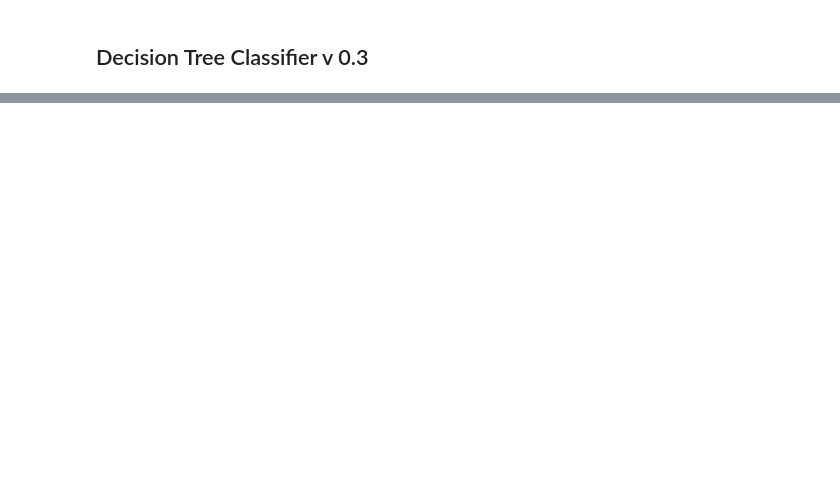
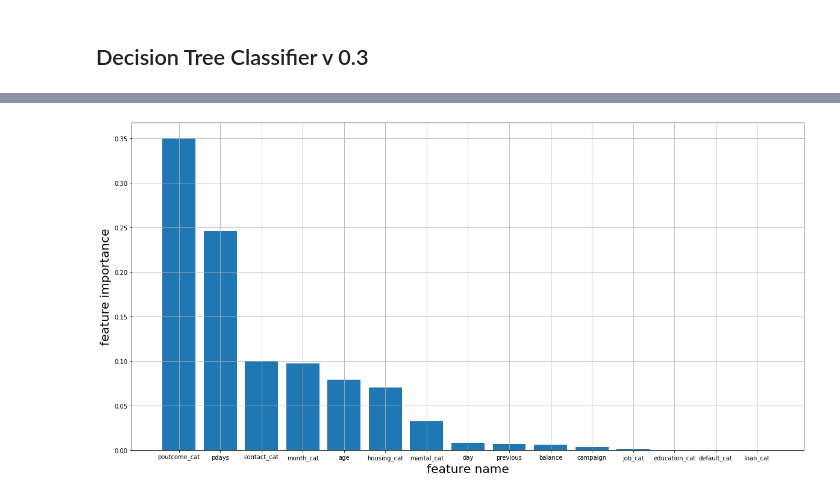
Before and after one commit to tlapusan/tree_based_models_workshop, a Jupyter notebook: notebooks/bank_marketing.ipynb, the cells around one changed output, grey strips where cells are left out. Saved outputs shown, nothing was run; the diff lists cells and outputs as text; code cells hidden in the pictures; blank space fills up the shorter version.

```diff
--- a/notebooks/bank_marketing.ipynb
+++ b/notebooks/bank_marketing.ipynb
@@ -329,0 +573,2 @@ accuracy_score(dataset[target], dt_v2.predict(dataset[feature_set]))
+# %%
+train, validation = train_test_split(dataset, train_size=0.7, random_state=random_state, stratify = dataset.y)
@@ -330,5 +581,3 @@ accuracy_score(dataset[target], dt_v2.predict(dataset[feature_set]))
 # %% [markdown]
 ## Decision Tree Classifier v 0.3
-# %%
-train, validation = train_test_split(dataset, test_size=0.3, random_state=random_state, stratify=dataset.y_cat)
 # %%
@@ -345,0 +608,3 @@ validation accuracy 0.8973754054851076
+# %%
+dt = DecisionTreeClassifier(max_depth=5, random_state=random_state)
+dt.fit(train[feature_set], train[target])
@@ -345,0 +638,6 @@ validation accuracy 0.8973754054851076
+# %%
+dts = DecisionTreeStructure(dt, train, feature_set, target)
+# %%
+dts.show_features_importance()
+# %% [output]
+[figure, added]
```
Also changed, not shown: parts of 82 cells of this notebook, 6 other files.
